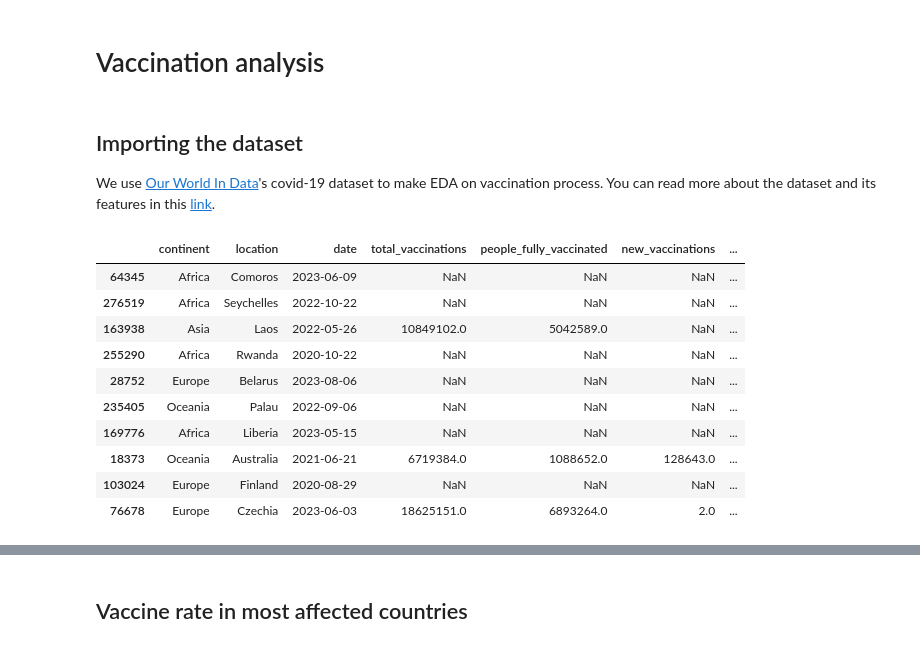
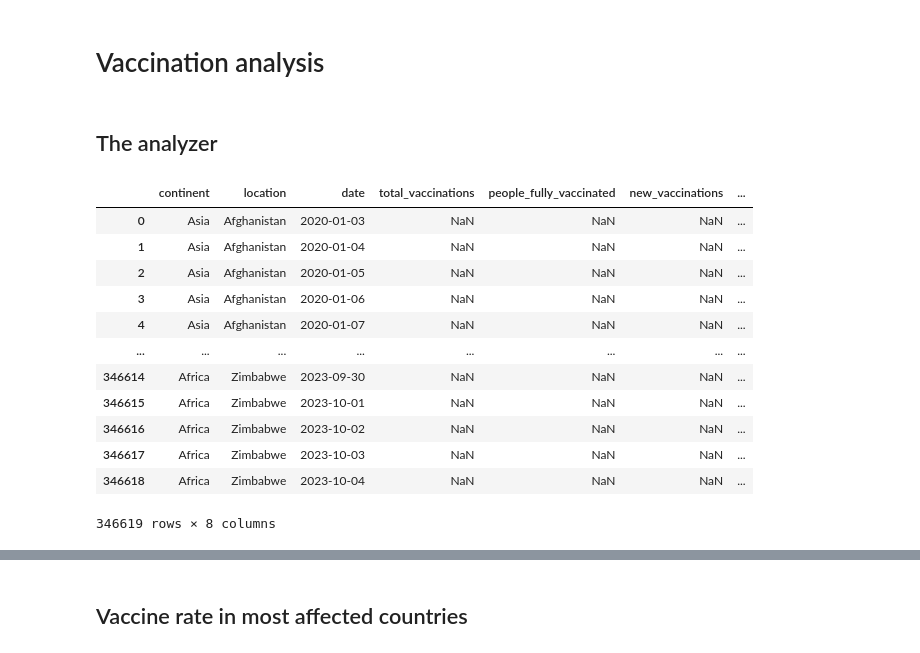
Before and after one commit to Mohammad8921/Corona-EDA, a Jupyter notebook: AllCountries-EDA.ipynb, the cells around one changed output, grey strips where cells are left out. Cells and saved outputs as stored; diff of their text form; code cells hidden in the pictures.

```diff
--- a/AllCountries-EDA.ipynb
+++ b/AllCountries-EDA.ipynb
@@ -190,22 +190,47 @@ plt.show()
 [figure]
 # %% [markdown]
 # Vaccination analysis
-# %% [markdown]
-## Importing the dataset
-We use [Our World In Data](https://ourworldindata.org/)'s covid-19 dataset to make EDA on vaccination process. You can read more about the dataset and its features in this [link](https://github.com/owid/covid-19-data/tree/master/public/data).
-# %%
-vaccine_df = pd.read_csv('./Dataset/owid-covid-data.csv', usecols=['continent','location','date','new_vaccinations', 'total_vaccinations', 'people_fully_vaccinated', 'total_vaccinations_per_hundred', 'population'])
-vaccine_df['date'] = pd.to_datetime(vaccine_df['date'], format="%Y-%m-%d")
-vaccine_df.sample(10)
-# %% [output]
-|  | continent | location | date | total_vaccinations | people_fully_vaccinated | new_vaccinations | ... |
-| 64345 | Africa | Comoros | 2023-06-09 | NaN | NaN | NaN | ... |
-| 276519 | Africa | Seychelles | 2022-10-22 | NaN | NaN | NaN | ... |
-| 163938 | Asia | Laos | 2022-05-26 | 10849102.0 | 5042589.0 | NaN | ... |
-| 255290 | Africa | Rwanda | 2020-10-22 | NaN | NaN | NaN | ... |
-| 28752 | Europe | Belarus | 2023-08-06 | NaN | NaN | NaN | ... |
-| 235405 | Oceania | Palau | 2022-09-06 | NaN | NaN | NaN | ... |
-| 169776 | Africa | Liberia | 2023-05-15 | NaN | NaN | NaN | ... |
-| 18373 | Oceania | Australia | 2021-06-21 | 6719384.0 | 1088652.0 | 128643.0 | ... |
-| 103024 | Europe | Finland | 2020-08-29 | NaN | NaN | NaN | ... |
-| 76678 | Europe | Czechia | 2023-06-03 | 18625151.0 | 6893264.0 | 2.0 | ... |
+# %% [markdown]
+## The analyzer
+# %%
+class VaccinationEDA_World:
+    def __init__(self):
+        vaccine_df = pd.read_csv('./Dataset/owid-covid-data.csv', usecols=['continent','location','date','new_vaccinations', 'total_vaccinations', 'people_fully_vaccinated', 'total_vaccinations_per_hundred', 'population'])
+        vaccine_df['date'] = pd.to_datetime(vaccine_df['date'], format="%Y-%m-%d")
+        self.data = vaccine_df
+
+    def plotMeasures(self, country):
+        fig = plt.figure(figsize=(30,10))
+        ax = fig.subplots(2,2)
+        sns.lineplot(data=self.data[self.data['location']==country].dropna(), x='date', y='total_vaccinations', ax=ax[0,0])
+        sns.lineplot(data=self.data[self.data['location']==country].dropna(), x='date', y='total_vaccinations_per_hundred', ax=ax[0,1])
+        sns.lineplot(data=self.data[self.data['location']==country].dropna(), x='date', y='new_vaccinations', ax=ax[1,0])
+        sns.lineplot(data=self.data[self.data['location']==country].dropna(), x='date', y='people_fully_vaccinated', ax=ax[1,1])
+
+        fig.suptitle(country, fontsize=40)
+
+    def getDataFrame(self):
+        return self.data
+
+    def coutriesWithHighestVaccinationSpeed(self, head=10):
+        countries = self.data[~self.data.isin(['Africa', 'Europe', 'European Union', 'North America', 'South America', 'Asia', 'Upper middle income', 'Lower middle income', 'High income', 'World'])]['location']
+        highest_speed = self.data[self.data['location'].isin(countries)].groupby('location', as_index=False)['new_vaccinations'].mean().sort_values('new_vaccinations', ascending=False).head(head)
+        highest_speed['new_vaccinations'] = highest_speed['new_vaccinations'].apply(lambda x: int(x))
+        return highest_speed.style.background_gradient(cmap='Greens')
+
+vaccine_analyzer  = VaccinationEDA_World()
+vaccine_analyzer.getDataFrame()
+# %% [output]
+|  | continent | location | date | total_vaccinations | people_fully_vaccinated | new_vaccinations | ... |
+| 0 | Asia | Afghanistan | 2020-01-03 | NaN | NaN | NaN | ... |
+| 1 | Asia | Afghanistan | 2020-01-04 | NaN | NaN | NaN | ... |
+| 2 | Asia | Afghanistan | 2020-01-05 | NaN | NaN | NaN | ... |
+| 3 | Asia | Afghanistan | 2020-01-06 | NaN | NaN | NaN | ... |
+| 4 | Asia | Afghanistan | 2020-01-07 | NaN | NaN | NaN | ... |
+| ... | ... | ... | ... | ... | ... | ... | ... |
+| 346614 | Africa | Zimbabwe | 2023-09-30 | NaN | NaN | NaN | ... |
+| 346615 | Africa | Zimbabwe | 2023-10-01 | NaN | NaN | NaN | ... |
+| 346616 | Africa | Zimbabwe | 2023-10-02 | NaN | NaN | NaN | ... |
+| 346617 | Africa | Zimbabwe | 2023-10-03 | NaN | NaN | NaN | ... |
+| 346618 | Africa | Zimbabwe | 2023-10-04 | NaN | NaN | NaN | ... |
+346619 rows × 8 columns
```
Also changed, not shown: parts of 10 cells of this notebook.
